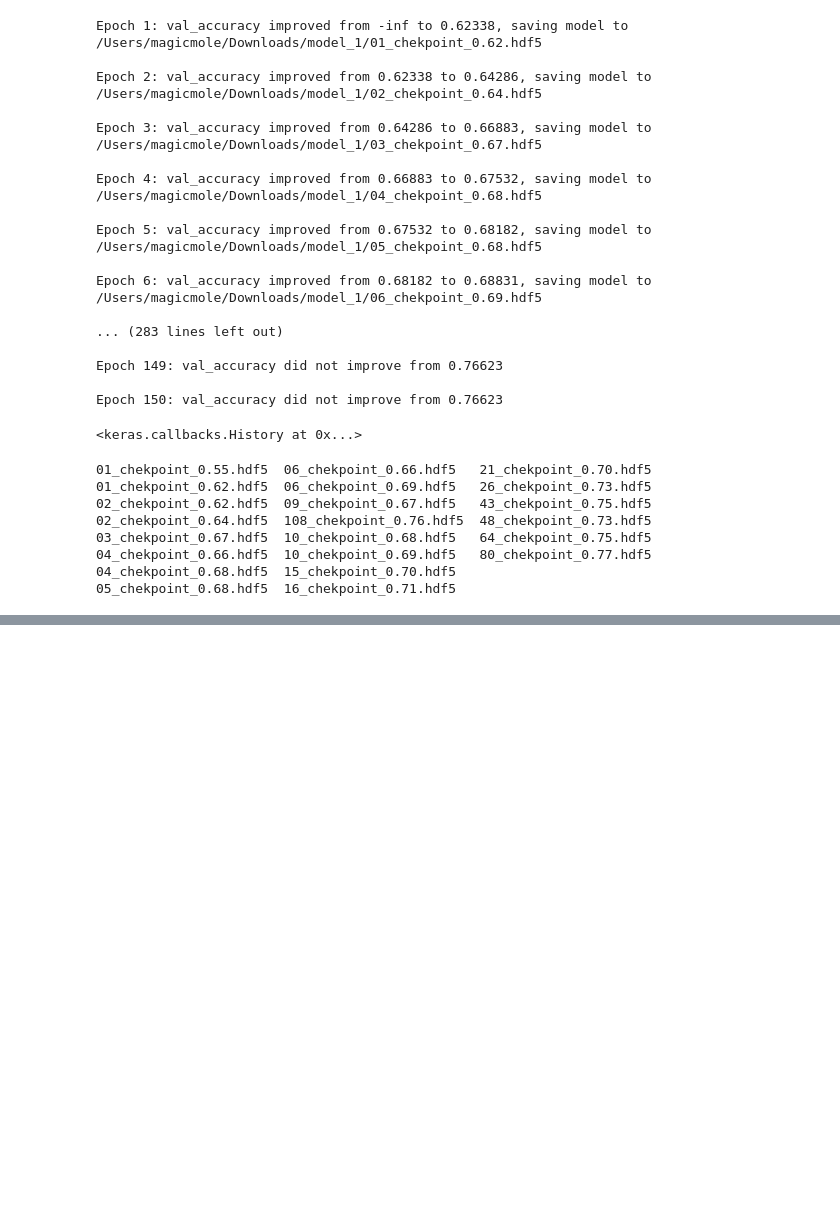
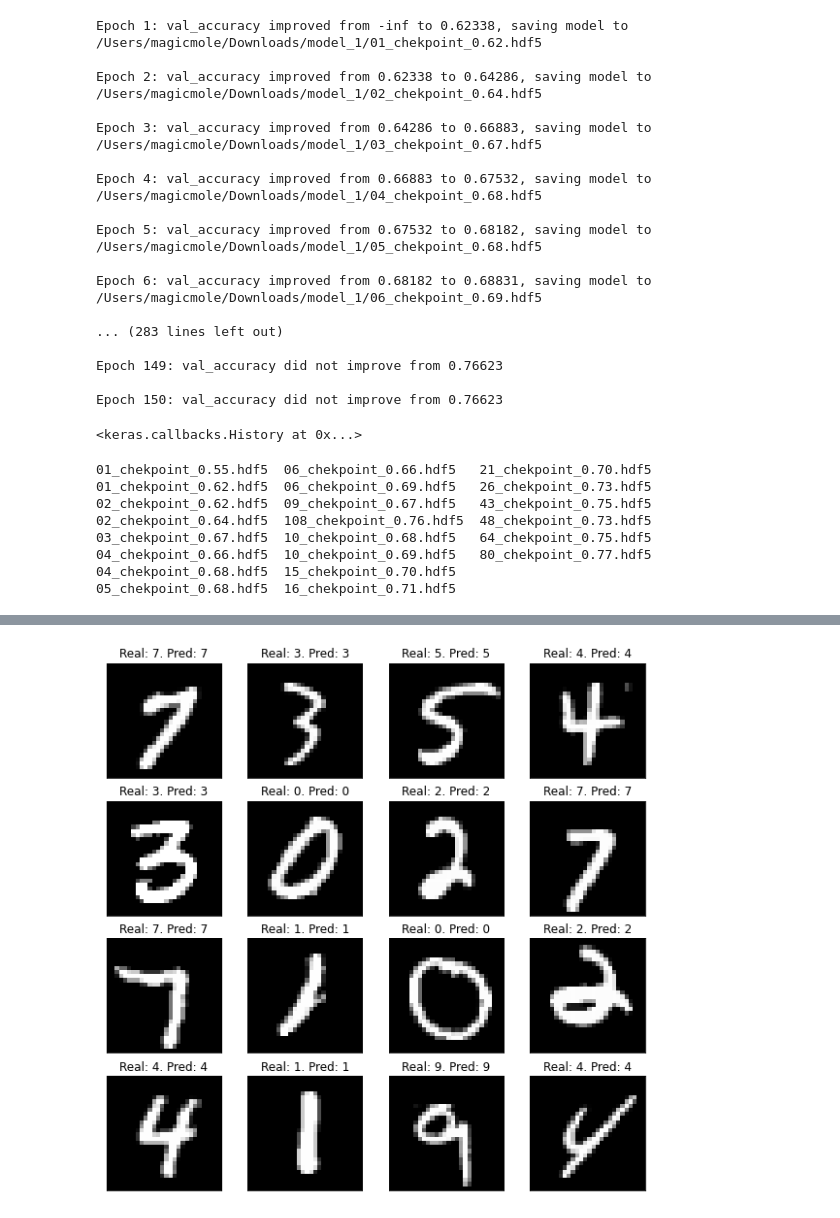
Before and after one commit to MagicMoleMM/ML, a Jupyter notebook: TF_3.ipynb, the cells around one changed output, grey strips where cells are left out. Cells and saved outputs as stored; diff of their text form; code cells hidden in the pictures; blank space fills up the shorter version.

```diff
--- a/TF_3.ipynb
+++ b/TF_3.ipynb
@@ -690,0 +737,25 @@ Epoch 150: val_accuracy did not improve from 0.76623
+# %%
+path = Path("/content/drive/My Drive/Skillbox/model_1")
+path.mkdir(exist_ok=True, parents=True) # папка создается на вашем гугл диске. вместе с "родителями"
+assert path.exists()
+cpt_filename = "best_checkpoint.hdf5"
+cpt_path =str(path / cpt_filename)
+# После выполнения на гугл диске должна создаться папка: Skillbox/model_1
+
+checkpoint = tf.keras.callbacks.ModelCheckpoint(cpt_path,monitor='val_accuracy', verbose=1,
+                                                save_best_only=True,
+                                                mode='max')
+# %%
+from tensorflow.python.keras.mixed_precision.loss_scale_optimizer import optimizers
+def get_compiled_model_1():
+  model = tf.keras.Sequential()
+  model.add(tf.keras.layers.Dense(128, input_dim=28*28, activation='relu'))
+  #model.add(tf.keras.layers.Dense(128, activation='relu'))
+  #model.add(tf.keras.layers.Dense(24, activation='relu'))
+  model.add(tf.keras.layers.Dense(10, activation='softmax'))
+  optimizer = tf.keras.optimizers.Adam(learning_rate=1e-2)
+  model.compile(loss='sparse_categorical_crossentropy', optimizer=optimizer, metrics=['accuracy'])
+  return model
+
+model = get_compiled_model_1()
+model.fit(x_train, y_train, validation_data=(x_test,y_test), epochs=150, batch_size=64, verbose=1, callbacks=[checkpoint])
@@ -690,0 +794,5 @@ Epoch 150: val_accuracy did not improve from 0.76623
+# %%
+y_predict = np.argmax(model.predict(x_test), axis=-1)
+idxs = np.random.choice(np.arange(len(x_test)), 16, replace=False)
+show_mnist(x_test[idxs].reshape((-1, 28, 28)), y_test[idxs], y_predict[idxs])
+# %% [output]
@@ -690,0 +800 @@ Epoch 150: val_accuracy did not improve from 0.76623
+[figure, added]
```
Also changed, not shown: parts of 9 cells of this notebook.
